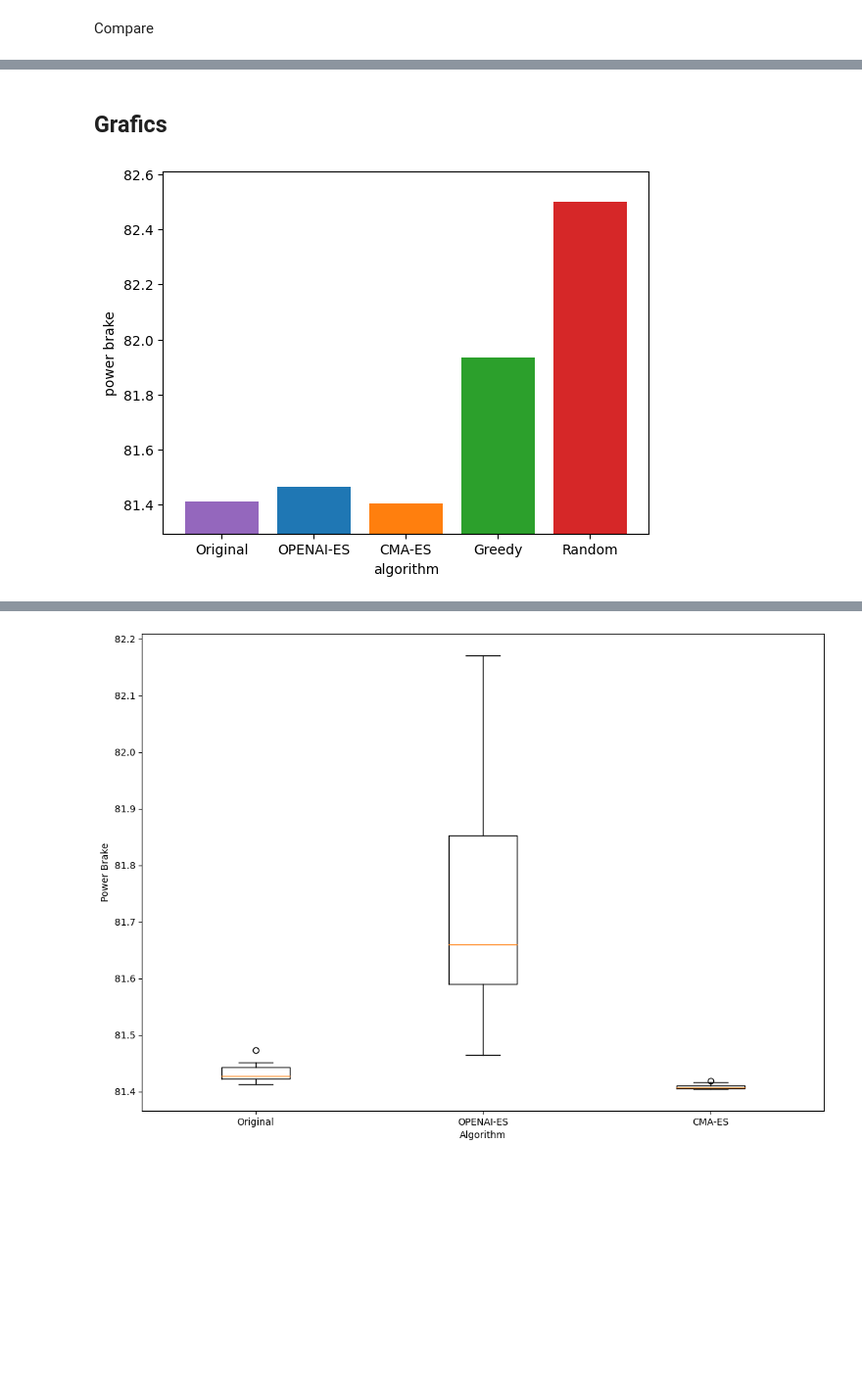
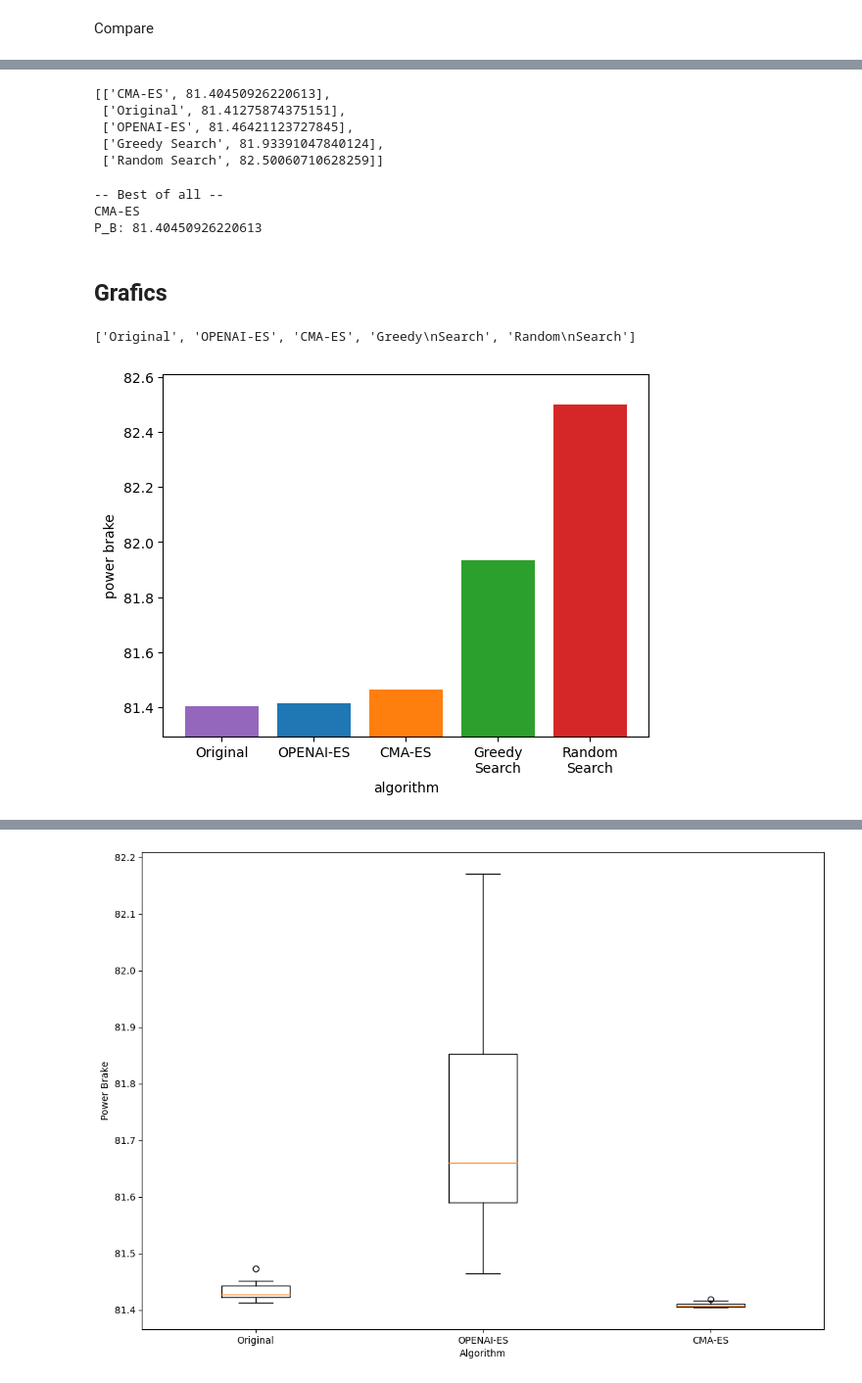
Before and after one commit to pauloBFalmeida/hydrone, a Jupyter notebook: Analise/analise_best_results_all.ipynb, the cells around one changed output, grey strips where cells are left out. Shown at 98% size. Drawn from its saved outputs; the diff is of its cells as text; code cells hidden in the pictures; blank space fills up the shorter version.

```diff
--- a/Analise/analise_best_results_all.ipynb
+++ b/Analise/analise_best_results_all.ipynb
@@ -77,2 +53,21 @@ for seed in range(0, 10):
+# %%
+dir_name = 'best_results/'
+
+solvers_results = {}
+
+results = get_solver_results('original')
+solvers_results["Original"] = results
+
+results = get_solver_results('openaies')
+solvers_results["OPENAI-ES"] = results
+
+results = get_solver_results('cmaes')
+solvers_results["CMA-ES"] = results
+
+results = get_solver_results('greedy')
+solvers_results["Greedy Search"] = results
+
+results = get_solver_results('random')
+solvers_results["Random Search"] = results
 # %% [markdown]
 Compare
@@ -125,2 +74,30 @@ best_fits
+# %%
+# result = [Z, (D, AEdAO, PdD), fitness, [history] ]
+best_fits = []
+for solver_name in solvers_results:
+    results     = solvers_results[solver_name]
+    best_result = max(results, key=lambda r: r[2])
+    best_fit    = -best_result[2]
+    best_fits.append([solver_name, best_fit])
+
+best_fits.sort(key=lambda x: x[1])
+best_fits
+# %% [output]
+[['CMA-ES', 81.40450926220613],
+ ['Original', 81.41275874375151],
+ ['OPENAI-ES', 81.46421123727845],
+ ['Greedy Search', 81.93391047840124],
+ ['Random Search', 82.50060710628259]]
+# %%
+# print best of all
+best = min(best_fits, key=lambda x: x[1])
+
+print('-- Best of all --')
+print(best[0])
+print('P_B:' , best[1])
+# %% [output]
+-- Best of all --
+CMA-ES
+P_B: 81.40450926220613
 # %% [markdown]
 ## Grafics
@@ -130,21 +104,33 @@ labels = ['Original', 'OPENAI-ES', 'CMA-ES', 'Greedy', 'Random']
+# %%
+solvers_colors = {'Original':      'purple',
+                  'OPENAI-ES':     'blue',
+                  'CMA-ES':        'orange',
+                  'Greedy Search': 'green',
+                  'Random Search': 'red' }
+# colors = ['purple','blue','orange','green','red']
+labels = [solver_name for solver_name in solvers_results]
+labels = [l.replace(' ', '\n') for l in labels]
+labels
+# %% [output]
+['Original', 'OPENAI-ES', 'CMA-ES', 'Greedy\nSearch', 'Random\nSearch']
 # %%
 fig, ax = plt.subplots()
 
-counts = [best_fit_original, best_fit_openaies, best_fit_cmaes, best_fit_greedy, best_fit_random]
-bar_colors = ['tab:'+c for c in colors]
+counts = [x[1] for x in best_fits]
+bar_colors = ['tab:'+solvers_colors[name] for name in solvers_results]
 
 ax.bar(labels, counts , color=bar_colors)
 
 ax.set_ylabel('power brake')
 ax.set_xlabel('algorithm')
 
 # plt.ylim([80, 90])
 dif = abs(min(counts) - max(counts)) / 10
 plt.ylim([min(counts)-dif, max(counts)+dif])
 
 plt.show()
 # %% [output]
-[figure, old version]
+[figure, new version]
 # %%
 fig, ax = plt.subplots()
 
```
Also changed, not shown: parts of 17 cells of this notebook, 1 other file.
